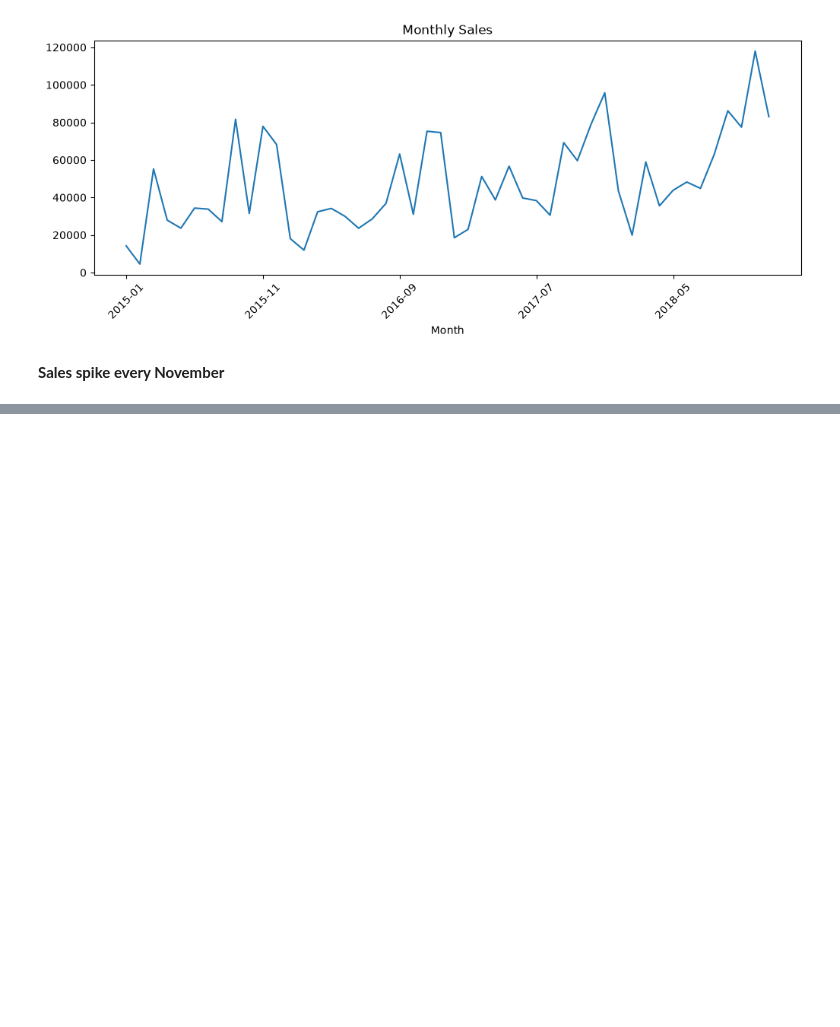
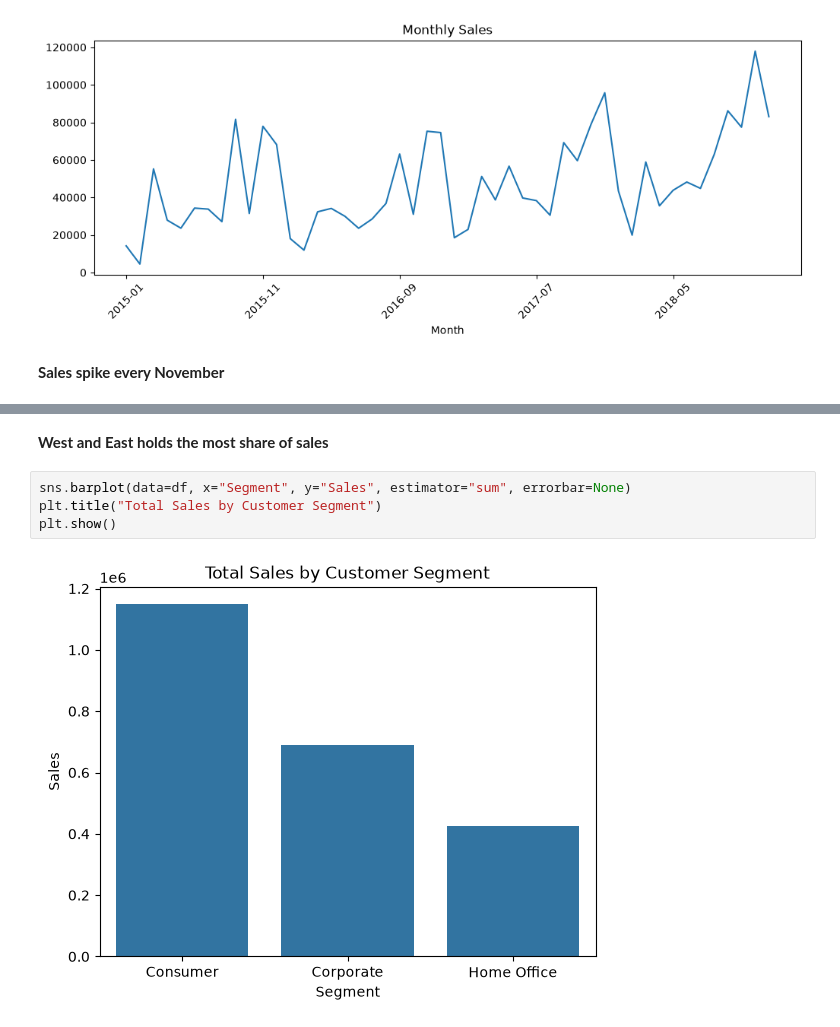
Before and after one commit to PatrickLimbag/retail-sales-analysis, a Jupyter notebook: notebooks/analysis.ipynb, the cells around one changed output, grey strips where cells are left out. Saved outputs shown, nothing was run; the diff lists cells and outputs as text; blank space fills up the shorter version.

```diff
--- a/notebooks/analysis.ipynb
+++ b/notebooks/analysis.ipynb
@@ -67,0 +110,8 @@ plt.show()
+# %% [markdown]
+**West and East holds the most share of sales**
+# %%
+sns.barplot(data=df, x="Segment", y="Sales", estimator="sum", errorbar=None)
+plt.title("Total Sales by Customer Segment")
+plt.show()
+# %% [output]
+[figure, added]
```
Also changed, not shown: parts of 10 cells of this notebook.
